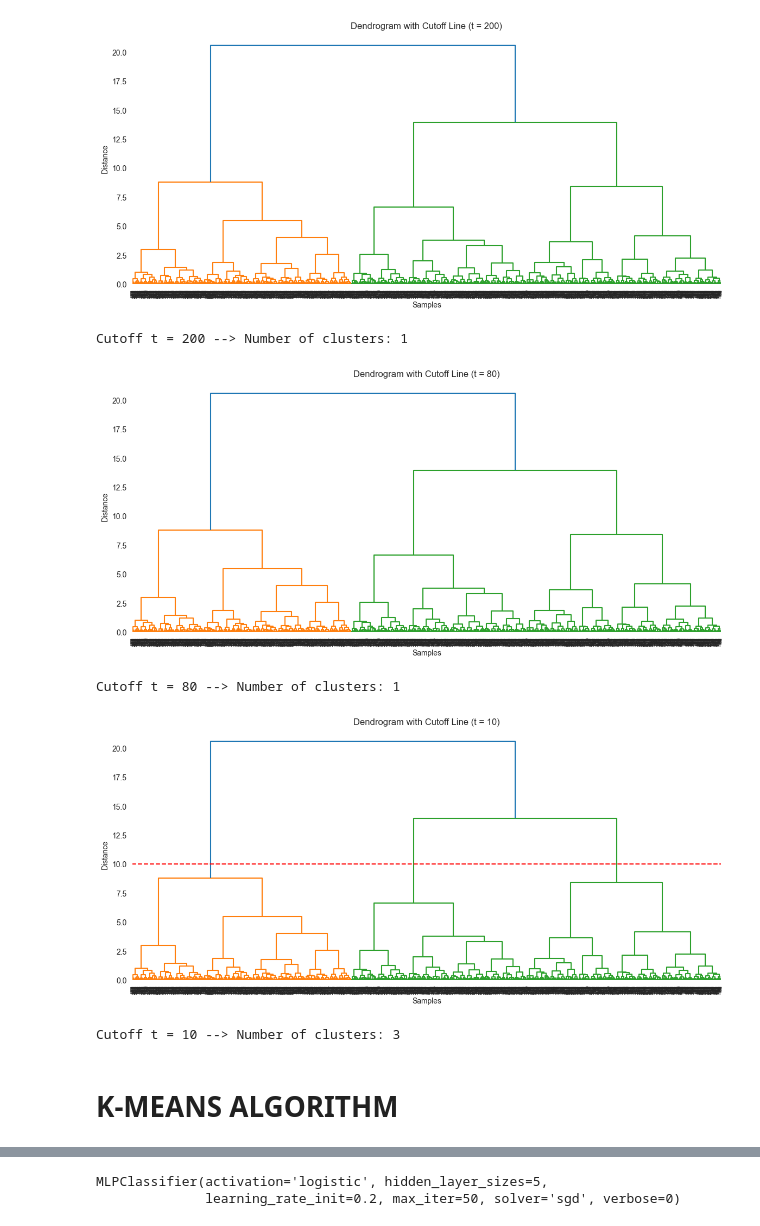
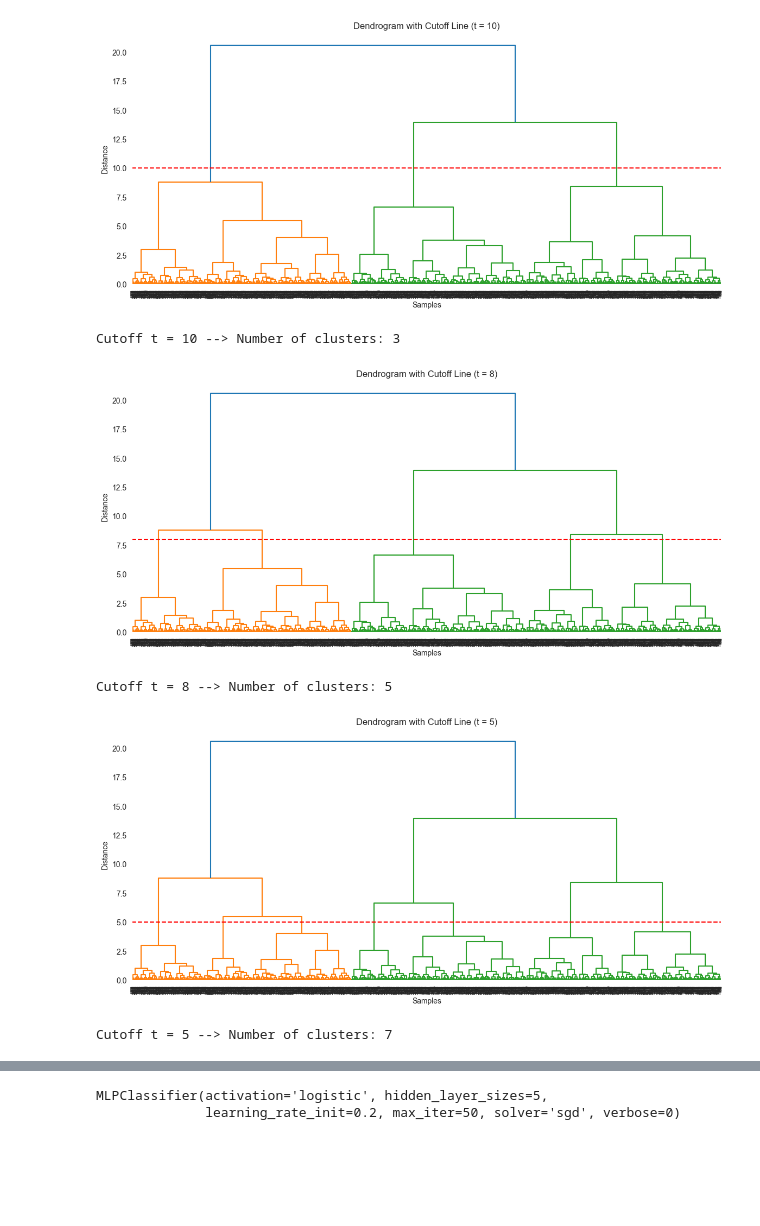
Before and after one commit to Tuncaylctr/machine-learning-assignment-python, a Jupyter notebook: machine_learning_bluprint.ipynb, the cells around one changed output, grey strips where cells are left out. Cells and saved outputs as stored; diff of their text form; code cells hidden in the pictures; blank space fills up the shorter version.

```diff
--- a/machine_learning_bluprint.ipynb
+++ b/machine_learning_bluprint.ipynb
@@ -123,36 +266,34 @@ labels_2 = model_2_clusters.fit_predict(clustering_dataset)
 # %%
 import scipy.cluster.hierarchy as shc
 from scipy.cluster.hierarchy import fcluster
-import matplotlib.pyplot as plt
+
 
 # data selecting
 clustering_dataset = df[["GPA", "StudyTimeWeekly", "Absences"]].dropna()
 
 #
 linkage_matrix = shc.linkage(clustering_dataset, method='ward')
 
 # Cutoff levels
-cutoffs = [200, 80, 10]
+cutoffs = [10, 8, 5]
 
 #
 for t in cutoffs:
     plt.figure(figsize=(14, 6))
     shc.dendrogram(linkage_matrix)
     plt.axhline(y=t, color='r', linestyle='--')
     plt.title(f"Dendrogram with Cutoff Line (t = {t})")
     plt.xlabel("Samples")
     plt.ylabel("Distance")
     plt.show()
 
     #
     labels = fcluster(linkage_matrix, t=t, criterion='distance')
     print(f"Cutoff t = {t} --> Number of clusters: {len(set(labels))}")
 # %% [output]
-[figure, old version]
+[figure, new version]
-Cutoff t = 200 --> Number of clusters: 1
+Cutoff t = 10 --> Number of clusters: 3
-[figure, old version]
+[figure, new version]
-Cutoff t = 80 --> Number of clusters: 1
+Cutoff t = 8 --> Number of clusters: 5
-[figure, old version]
+[figure, new version]
-Cutoff t = 10 --> Number of clusters: 3
+Cutoff t = 5 --> Number of clusters: 7
-# %% [markdown]
-# K-MEANS ALGORITHM
```
Also changed, not shown: parts of 38 cells of this notebook.
